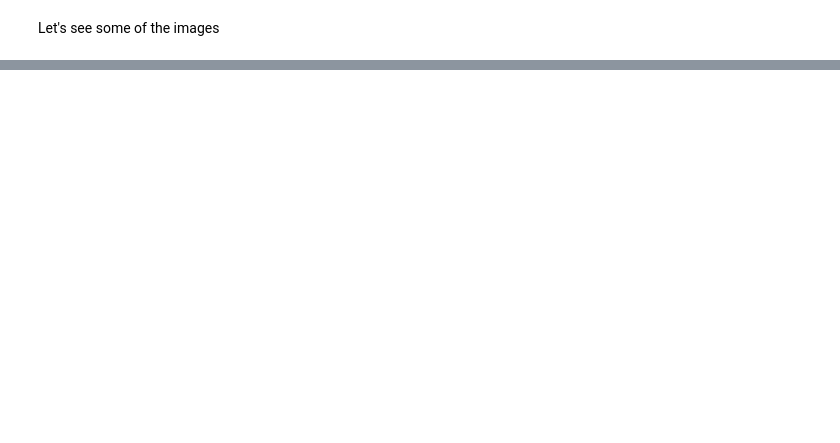
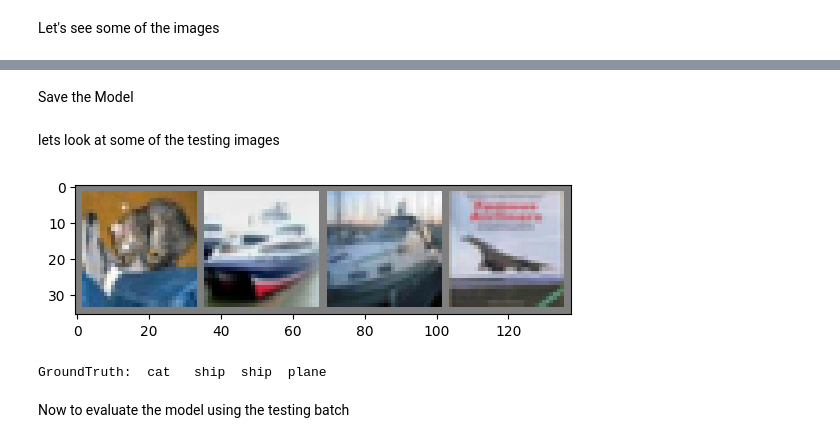
Before and after one commit to Meiloorun/optimisation-algorithms, a Jupyter notebook: Coursework.ipynb, the cells around one changed output, grey strips where cells are left out. Cells and saved outputs as stored; diff of their text form; code cells hidden in the pictures; blank space fills up the shorter version.

Commit message:
made Model and infastructure to create algorithm
Co-authored-by: Meiloorun <Meiloorun@users.noreply.github.com>

```diff
--- a/Coursework.ipynb
+++ b/Coursework.ipynb
@@ -50,0 +143,2 @@ plane deer  deer  dog
+# %% [markdown]
+Save the Model
@@ -50,0 +148,13 @@ plane deer  deer  dog
+# %% [markdown]
+lets look at some of the testing images
+# %%
+dataiter = iter(testloader)
+images, labels = next(dataiter)
+
+imshow(torchvision.utils.make_grid(images))
+print('GroundTruth: ', ' '.join(f'{classes[labels[j]]:5s}' for j in range(4)))
+# %% [output]
+[figure, added]
+GroundTruth:  cat   ship  ship  plane
+# %% [markdown]
+Now to evaluate the model using the testing batch
```
Also changed, not shown: parts of 18 cells of this notebook.
